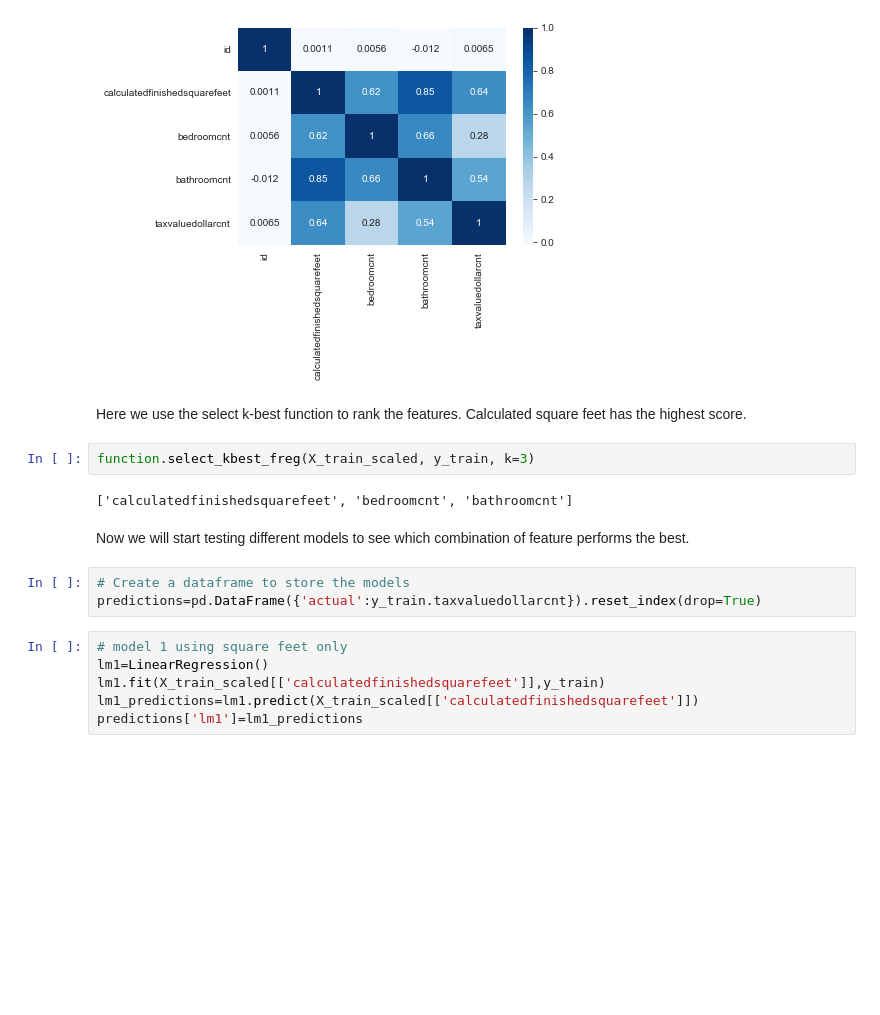
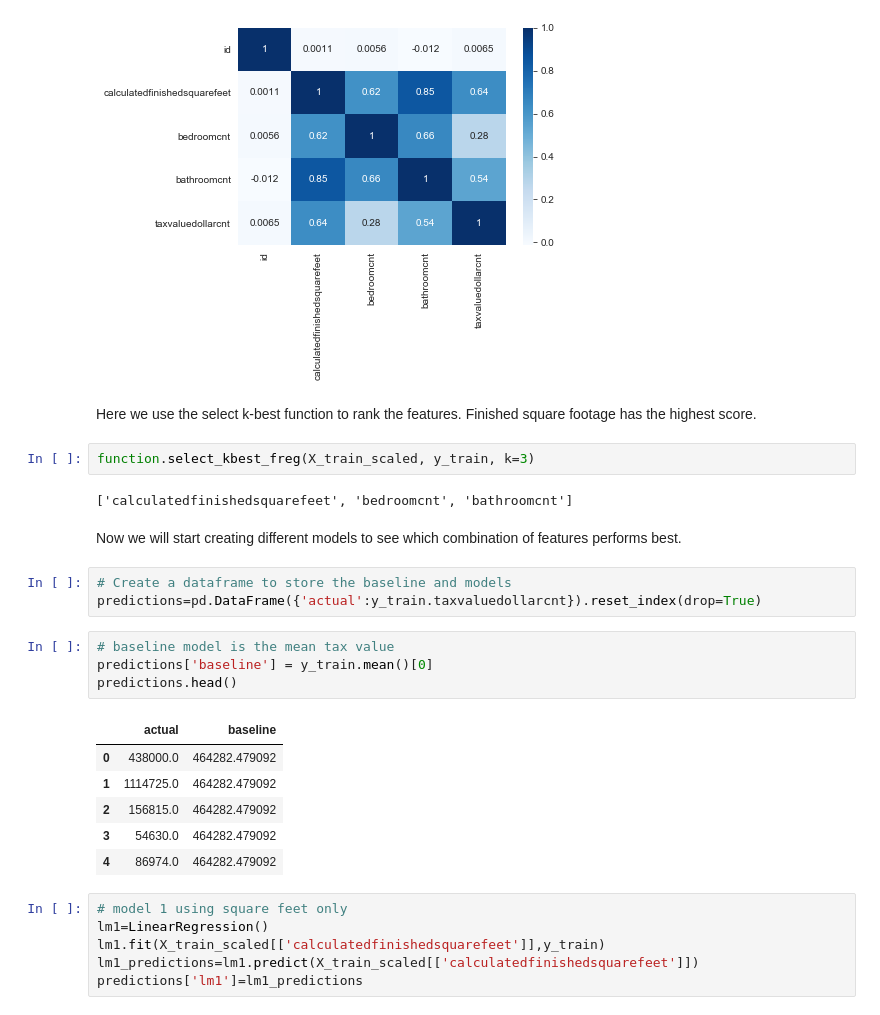
Before and after one commit to davidtenorio1/zillow_project, a Jupyter notebook: walk_through.ipynb, the cells around one changed output. Drawn from its saved outputs; the diff is of its cells as text; blank space fills up the shorter version.

```diff
--- a/walk_through.ipynb
+++ b/walk_through.ipynb
@@ -248,16 +270,27 @@ sns.heatmap(data.corr(), cmap='Blues', annot=True)
 <matplotlib.axes._subplots.AxesSubplot at 0x...>
 [figure]
 # %% [markdown]
-Here we use the select k-best function to rank the features. Calculated square feet has the highest score.
+Here we use the select k-best function to rank the features. Finished square footage has the highest score.
 # %%
 function.select_kbest_freg(X_train_scaled, y_train, k=3)
 # %% [output]
 ['calculatedfinishedsquarefeet', 'bedroomcnt', 'bathroomcnt']
 # %% [markdown]
-Now we will start testing different models to see which combination of feature performs the best.
+Now we will start creating different models to see which combination of features performs best.
 # %%
-# Create a dataframe to store the models
+# Create a dataframe to store the baseline and models
 predictions=pd.DataFrame({'actual':y_train.taxvaluedollarcnt}).reset_index(drop=True)
+# %%
+# baseline model is the mean tax value
+predictions['baseline'] = y_train.mean()[0]
+predictions.head()
+# %% [output]
+|  | actual | baseline |
+| 0 | 438000.0 | 464282.479092 |
+| 1 | 1114725.0 | 464282.479092 |
+| 2 | 156815.0 | 464282.479092 |
+| 3 | 54630.0 | 464282.479092 |
+| 4 | 86974.0 | 464282.479092 |
 # %%
 # model 1 using square feet only
 lm1=LinearRegression()
```
Also changed, not shown: parts of 11 cells of this notebook, 4 other files.
